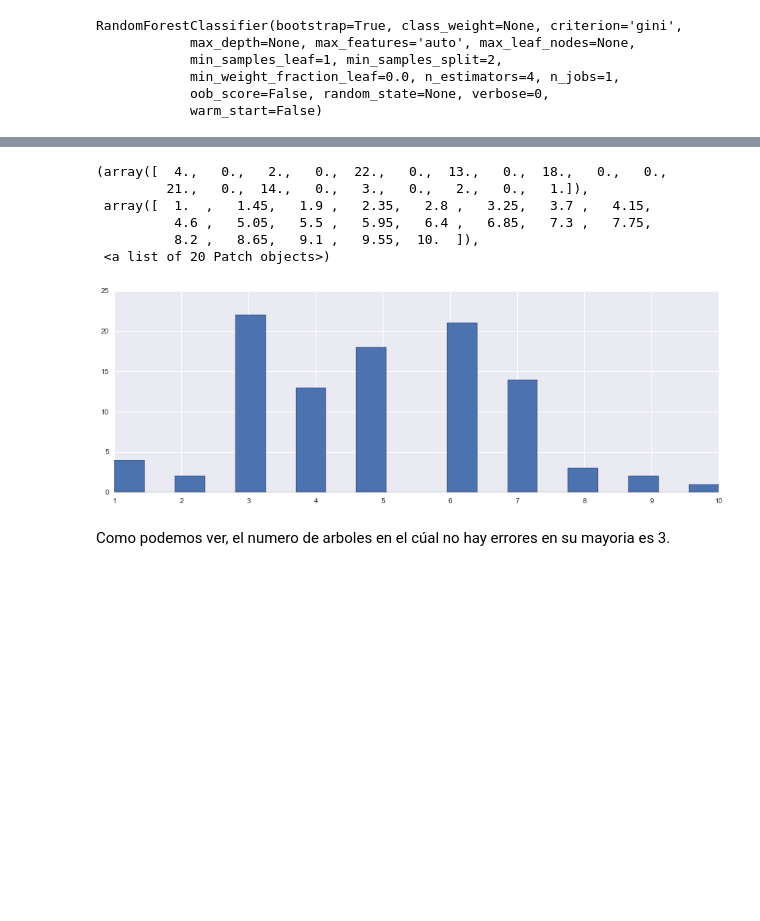
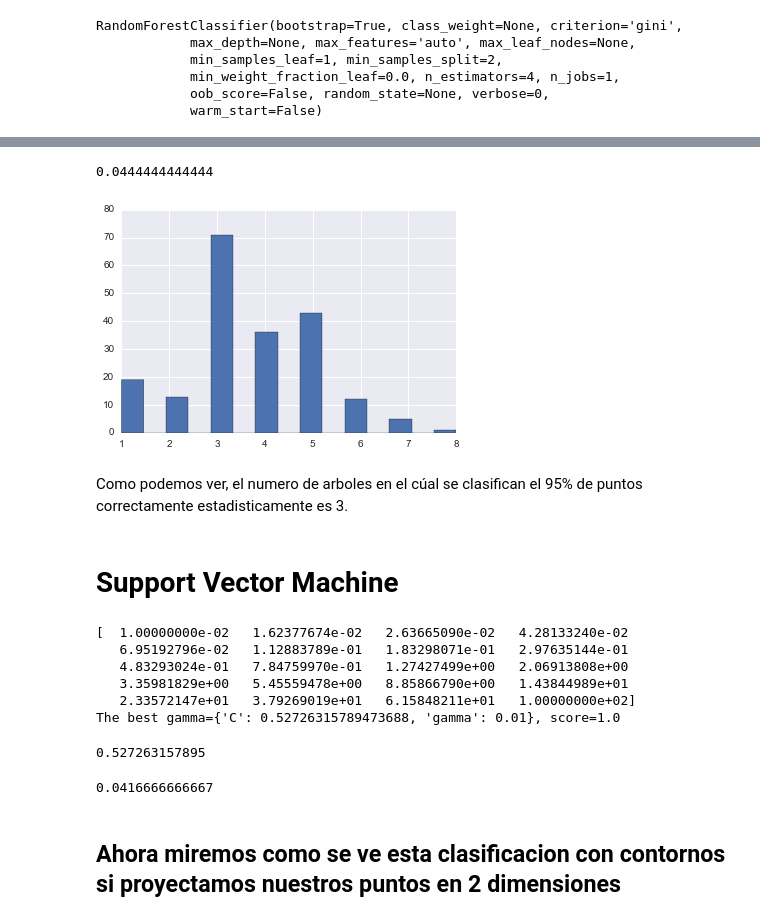
Before and after one commit to daniel-lozano/MCA_Tarea_2, a Jupyter notebook: Punto2.ipynb, the cells around one changed output, grey strips where cells are left out. Cells and saved outputs as stored; diff of their text form; code cells hidden in the pictures; blank space fills up the shorter version.

```diff
--- a/Punto2.ipynb
+++ b/Punto2.ipynb
@@ -291,5 +286,5 @@ ylabel("Numero de clasificaciones erroneas",size=15)
 # %%
-NC=100
+NC=200
 ErrorZero=[]
 for k in range(NC):
     NumeroArboles=20
@@ -303,18 +298,16 @@ for k in range(NC):
             if(Ypredict[j]!=Ytest[j]):
                 error+=1.0
 
-        if(error==0 and b==0):
+        if(error<=2 and b==0):
             ErrorZero.append(i)#el arbol donde ocurrio
             b=1
 # %%
-hist(ErrorZero,bins=20)
+hist(ErrorZero,bins=15)
+print 2.0/len(Ypredict)
 # %% [output]
-(array([  4.,   0.,   2.,   0.,  22.,   0.,  13.,   0.,  18.,   0.,   0.,
-         21.,   0.,  14.,   0.,   3.,   0.,   2.,   0.,   1.]),
- array([  1.  ,   1.45,   1.9 ,   2.35,   2.8 ,   3.25,   3.7 ,   4.15,
-          4.6 ,   5.05,   5.5 ,   5.95,   6.4 ,   6.85,   7.3 ,   7.75,
-          8.2 ,   8.65,   9.1 ,   9.55,  10.  ]),
- <a list of 20 Patch objects>)
+0.0444444444444
-[figure, old version]
+[figure, new version]
 # %% [markdown]
-Como podemos ver, el numero de arboles en el cúal no hay errores en su mayoria es 3.
+Como podemos ver, el numero de arboles en el cúal se clasifican el 95% de puntos correctamente estadisticamente es 3.
+# %% [markdown]
+# Support Vector Machine
@@ -320,0 +324,40 @@ Como podemos ver, el numero de arboles en el cúal no hay errores en su mayoria
+# %%
+from sklearn.cross_validation import ShuffleSplit
+from sklearn.grid_search import GridSearchCV
+Class=WINE[:,0]
+gamma_range = np.logspace(-2, 2, 20)
+C_range=np.linspace(0.001,10,20)
+print gamma_range
+param_grid = dict(gamma=gamma_range,C=C_range)
+cv = ShuffleSplit(len(Y_train), n_iter=10, test_size=0.1)
+grid = GridSearchCV(svm.SVC(kernel='rbf'), param_grid=param_grid, cv=cv)
+grid.fit(X_train,Y_train)
+
+print("The best gamma={}, score={}".format(grid.best_params_, grid.best_score_))
+# %% [output]
+[  1.00000000e-02   1.62377674e-02   2.63665090e-02   4.28133240e-02
+   6.95192796e-02   1.12883789e-01   1.83298071e-01   2.97635144e-01
+   4.83293024e-01   7.84759970e-01   1.27427499e+00   2.06913808e+00
+   3.35981829e+00   5.45559478e+00   8.85866790e+00   1.43844989e+01
+   2.33572147e+01   3.79269019e+01   6.15848211e+01   1.00000000e+02]
+The best gamma={'C': 0.52726315789473688, 'gamma': 0.01}, score=1.0
+# %%
+print grid.best_params_['C']
+# %% [output]
+0.527263157895
+# %%
+#Llamando los mejores parametros segun el diccionario
+C=grid.best_params_['C']
+gamma =grid.best_params_['gamma']
+
+kernel_svc = svm.SVC(C=C, kernel='rbf', gamma=gamma)
+kernel_svc.fit(X_train,Y_train)
+Y_predict=kernel_svc.predict(X_test)
+n_bad = 1.0 * len(Y_predict[Y_predict != Y_test])
+n_total = 1.0 * len(Y_predict)
+eff = n_bad / n_total
+print eff
+# %% [output]
+0.0416666666667
+# %% [markdown]
+## Ahora miremos como se ve esta clasificacion con contornos si proyectamos nuestros puntos en 2 dimensiones
```
Also changed, not shown: parts of 15 cells of this notebook.
